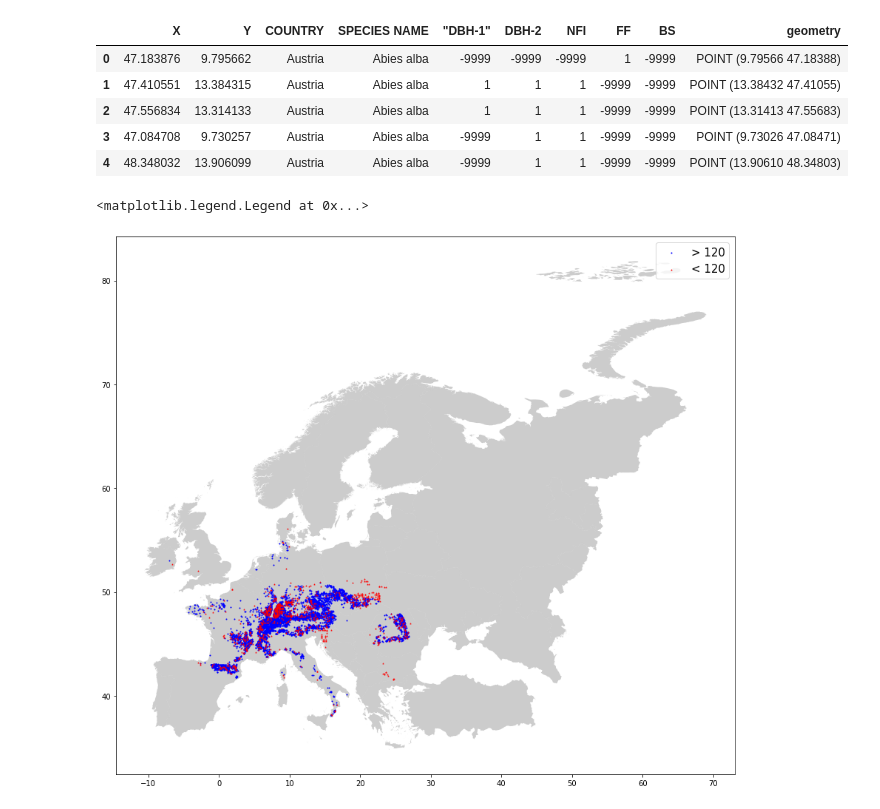
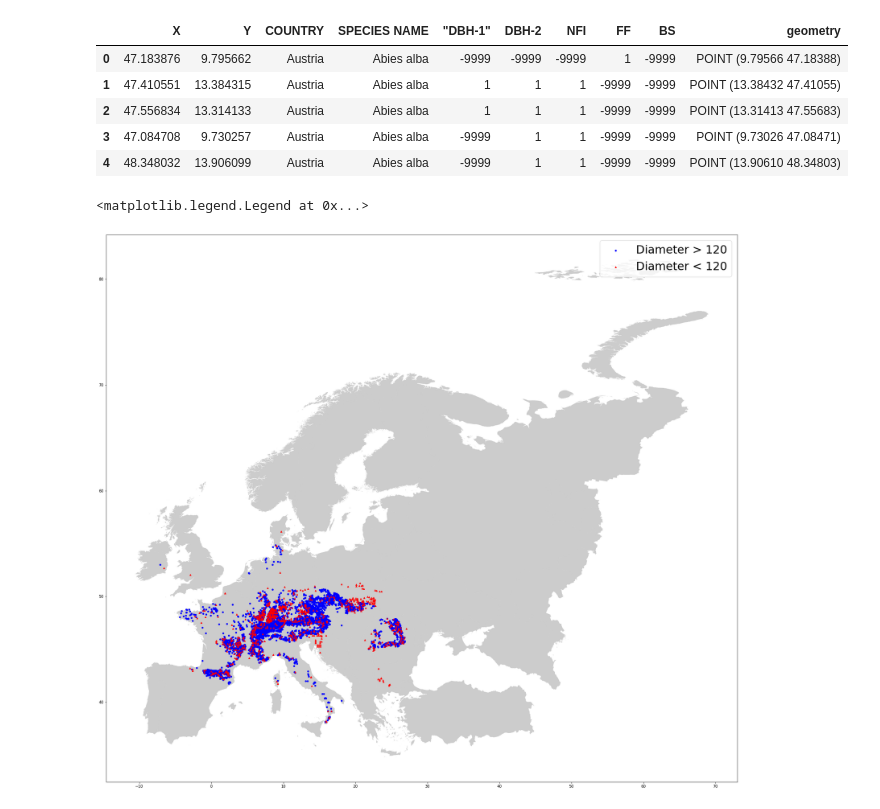
Before and after one commit to Andrewnar/Canopy-Spatial-Patterns, a Jupyter notebook: code/generateModel.ipynb, the cells around one changed output. Cells and saved outputs as stored; diff of their text form; code cells hidden in the pictures.

```diff
--- a/code/generateModel.ipynb
+++ b/code/generateModel.ipynb
@@ -56,11 +56,11 @@ geo_df.head()
 | 3 | 47.084708 | 9.730257 | Austria | Abies alba | -9999 | 1 | 1 | -9999 | -9999 | POINT (9.73026 47.08471) |
 | 4 | 48.348032 | 13.906099 | Austria | Abies alba | -9999 | 1 | 1 | -9999 | -9999 | POINT (13.90610 48.34803) |
 # %%
-fig, ax = plt.subplots(figsize = (15,15))
+fig, ax = plt.subplots(figsize = (30,30))
 border_data.plot(ax =ax, alpha = .4, color = "grey")
-geo_df[geo_df["DBH-2"] == 1].plot(ax = ax, markersize = 1, color = "blue", marker = "o", label = "> 120")
-geo_df[geo_df["DBH-2"] != 1].plot(ax = ax, markersize = 1, color = "red", marker = "^", label = "< 120")
-plt.legend(prop={'size': 15})
+geo_df[geo_df["DBH-2"] == 1].plot(ax = ax, markersize = 15, color = "blue", marker = "o", label = "Diameter > 120")
+geo_df[geo_df["DBH-2"] != 1].plot(ax = ax, markersize = 15, color = "red", marker = "^", label = "Diameter < 120")
+plt.legend(prop={'size': 30})
 # %% [output]
 <matplotlib.legend.Legend at 0x...>
-[figure, old version]
+[figure, new version]
```
Also changed, not shown: parts of 1 cell of this notebook, 5 other files.
